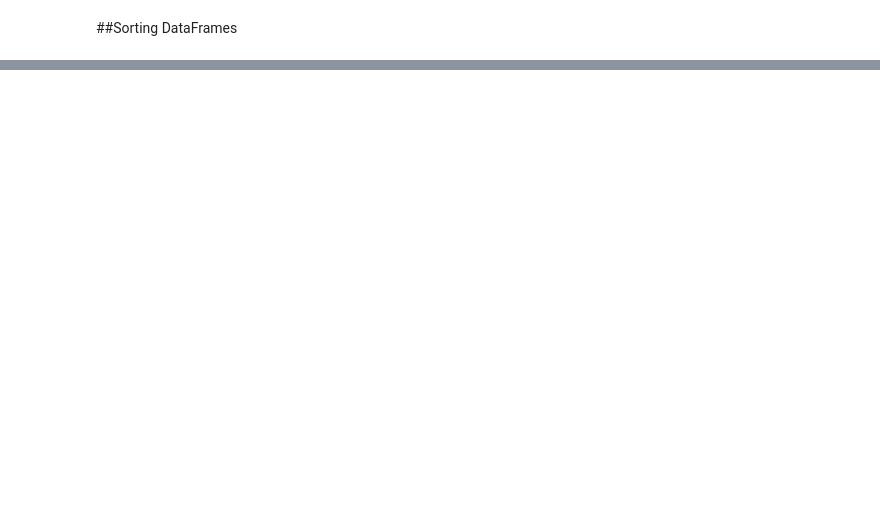
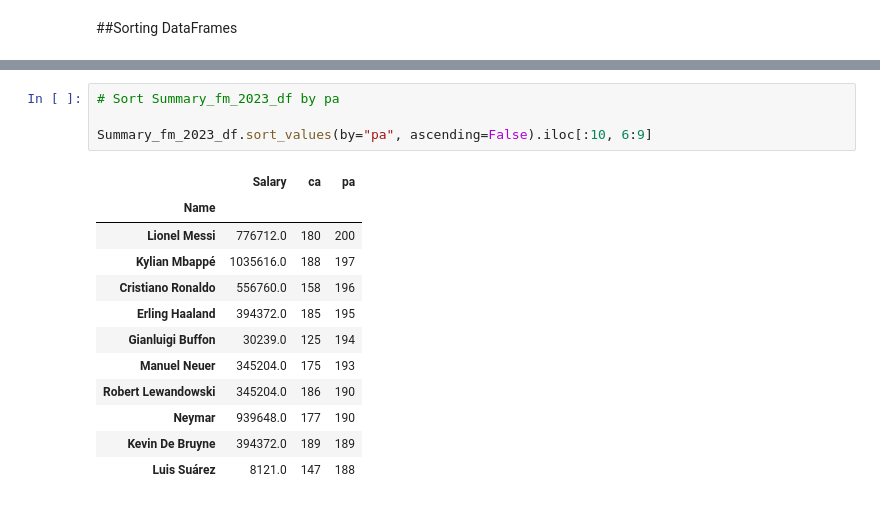
Before and after one commit to RobertCurley/UCDPA_RobertCurley, a Jupyter notebook: UCDPA_RobertCurley.ipynb, the cells around one changed output, grey strips where cells are left out. Drawn from its saved outputs; the diff is of its cells as text; blank space fills up the shorter version.

```diff
--- a/UCDPA_RobertCurley.ipynb
+++ b/UCDPA_RobertCurley.ipynb
@@ -251,0 +252,17 @@ scoring_fm_2023_df.sort_values(by='Finishing', ascending=False).iloc[:6,:]
+# %%
+# Sort Summary_fm_2023_df by pa
+
+Summary_fm_2023_df.sort_values(by="pa", ascending=False).iloc[:10, 6:9]
+# %% [output]
+|  | Salary | ca | pa |
+| Name |  |  |  |
+| Lionel Messi | 776712.0 | 180 | 200 |
+| Kylian Mbappé | 1035616.0 | 188 | 197 |
+| Cristiano Ronaldo | 556760.0 | 158 | 196 |
+| Erling Haaland | 394372.0 | 185 | 195 |
+| Gianluigi Buffon | 30239.0 | 125 | 194 |
+| Manuel Neuer | 345204.0 | 175 | 193 |
+| Robert Lewandowski | 345204.0 | 186 | 190 |
+| Neymar | 939648.0 | 177 | 190 |
+| Kevin De Bruyne | 394372.0 | 189 | 189 |
+| Luis Suárez | 8121.0 | 147 | 188 |
```
Also changed, not shown: parts of 15 cells of this notebook.
